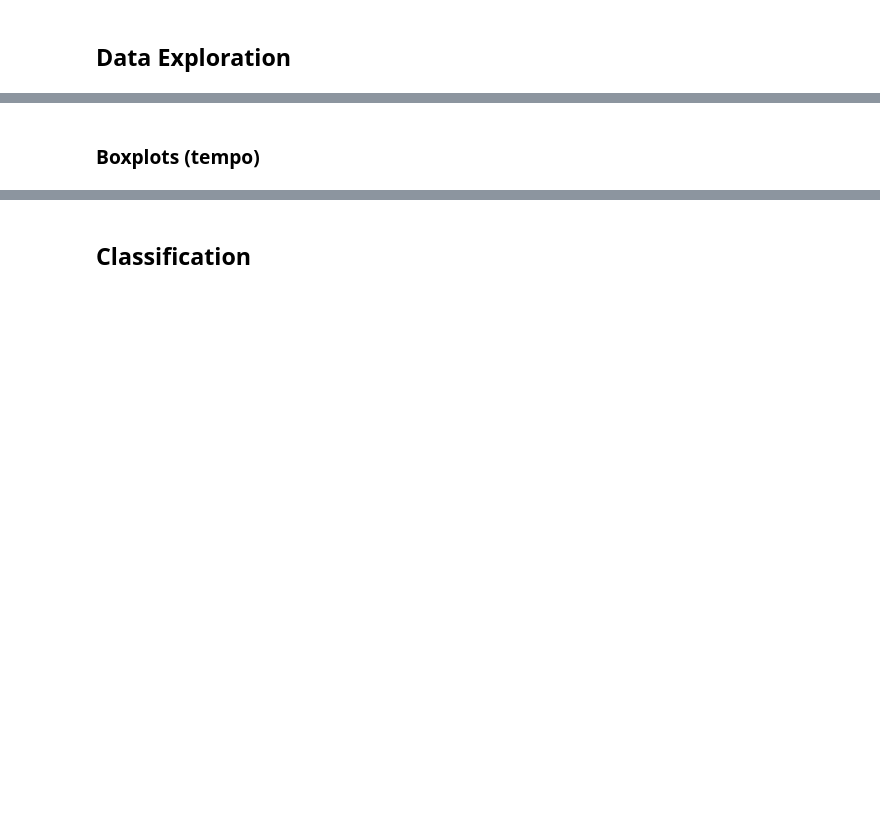
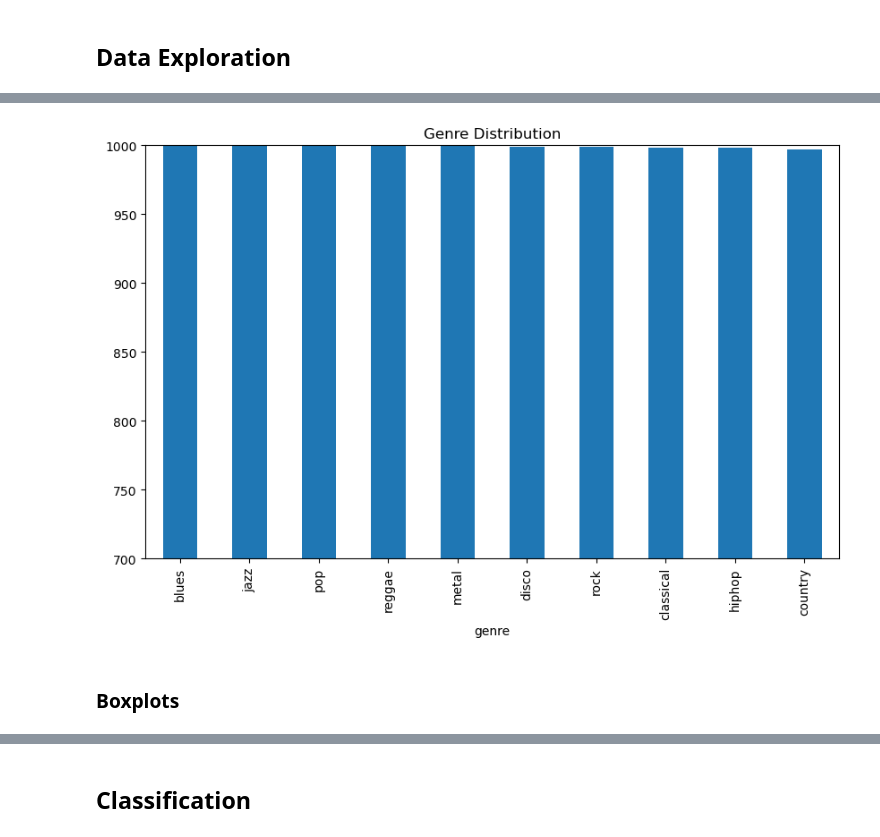
Before and after one commit to MicheleMeazzini/Songs-Genre-Classifier, a Jupyter notebook: notebooks/project.ipynb, the cells around one changed output, grey strips where cells are left out. Saved outputs shown, nothing was run; the diff lists cells and outputs as text; code cells hidden in the pictures; blank space fills up the shorter version.

Commit message:
Added Data exploration and preprocessing to project

```diff
--- a/notebooks/project.ipynb
+++ b/notebooks/project.ipynb
@@ -15,0 +142,4 @@ This project aims to speed up the process of classifying songs by genre using di
+# %%
+# If the dataset has already been created
+
+df = pd.read_csv("../df/project_features.csv")
@@ -18,2 +193,10 @@ This project aims to speed up the process of classifying songs by genre using di
+# %%
+df['genre'].value_counts().plot(kind='bar',
+                                figsize=(10,6),
+                                title='Genre Distribution')
+plt.ylim(700, df['genre'].value_counts().max())
+plt.show()
+# %% [output]
+[figure, added]
 # %% [markdown]
-### Boxplots (tempo)
+### Boxplots
```
Also changed, not shown: parts of 34 cells of this notebook, 3 other files.
